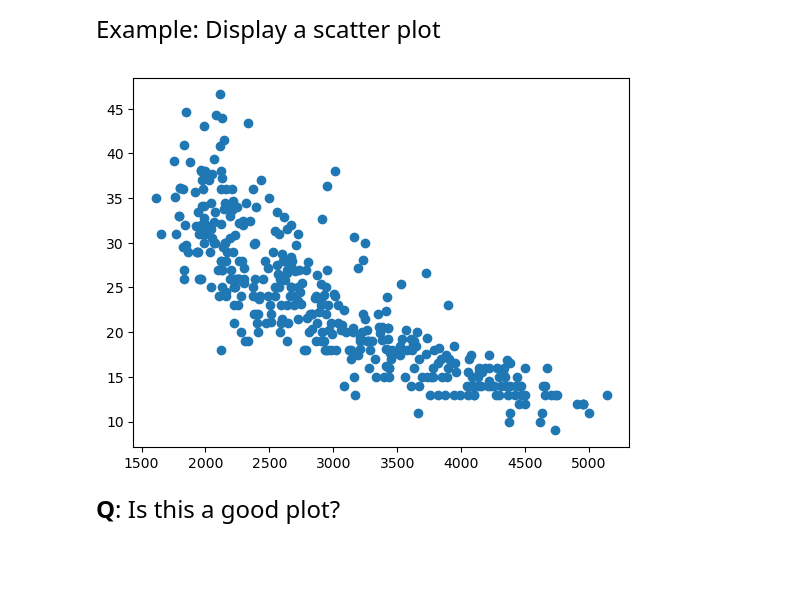
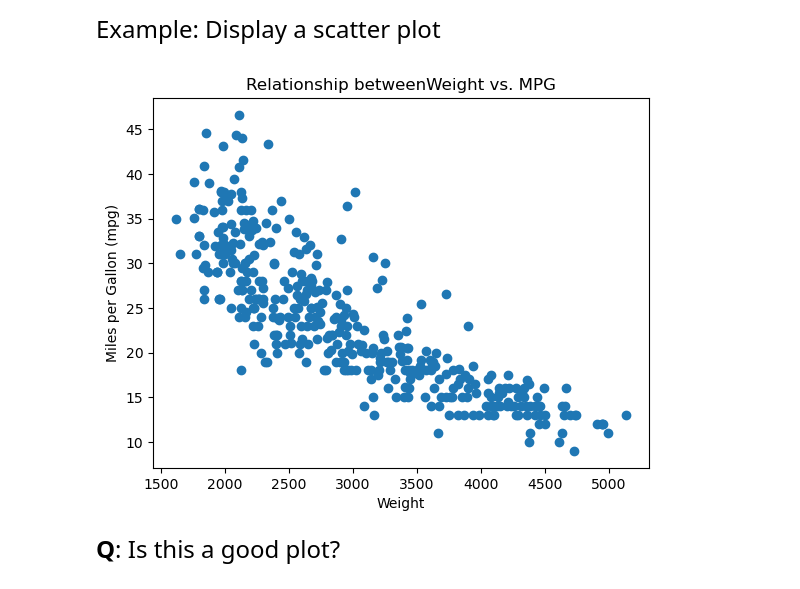
Before and after one commit to kliao32/datasci151spring2026, a Jupyter notebook: lecture_02/lecture_02_copy.ipynb, the cells around one changed output. Cells and saved outputs as stored; diff of their text form; code cells hidden in the pictures; blank space fills up the shorter version.

```diff
--- a/lecture_02/lecture_02_copy.ipynb
+++ b/lecture_02/lecture_02_copy.ipynb
@@ -367,9 +370,12 @@ display(carfeatures.describe(percentiles=[0.33, 0.66]))
 Example: Display a scatter plot
 # %%
 plt.scatter(x = carfeatures['weight'], y = carfeatures['mpg'])
+plt.xlabel("Weight")
+plt.ylabel("Miles per Gallon (mpg)")
+plt.title("Relationship betweenWeight vs. MPG")
 plt.show()
 # %% [output]
-[figure, old version]
+[figure, new version]
 # %% [markdown]
 <font size = "5">
 
```
Also changed, not shown: parts of 6 cells of this notebook.
